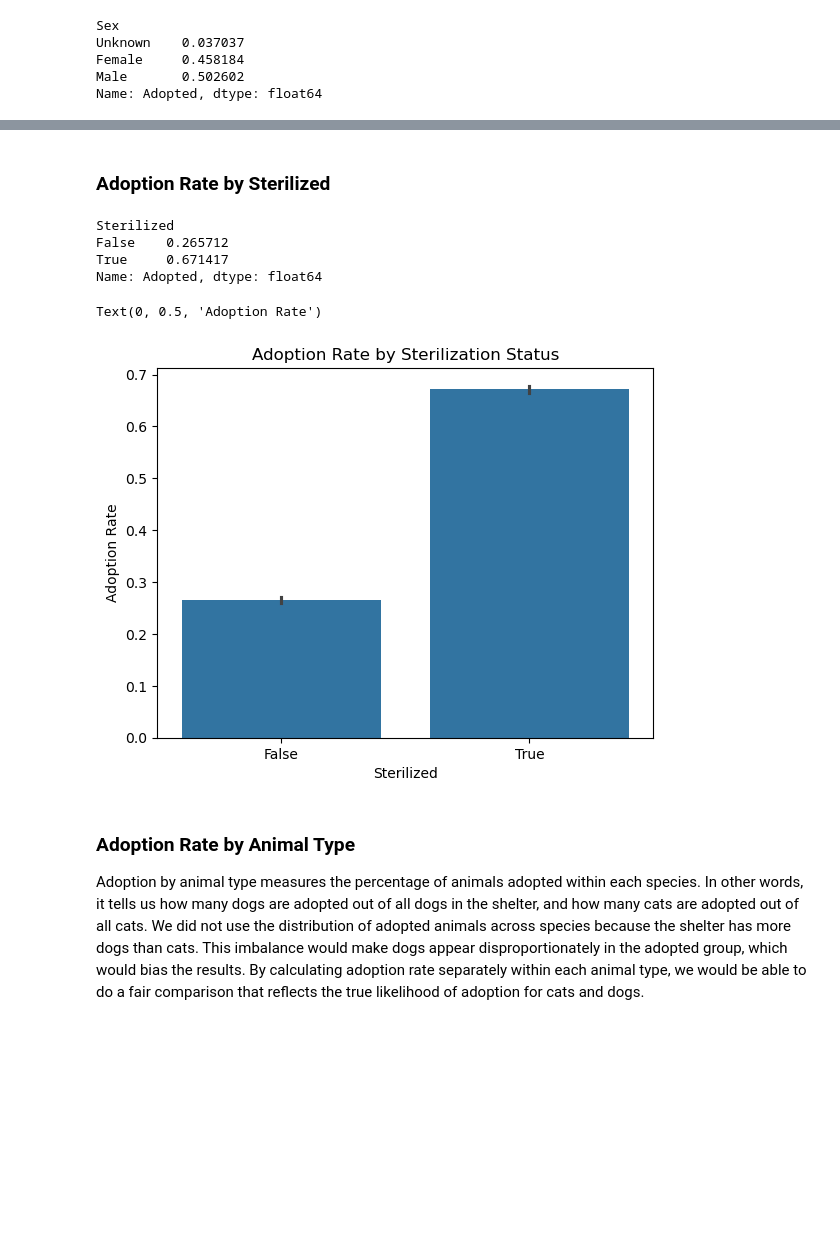
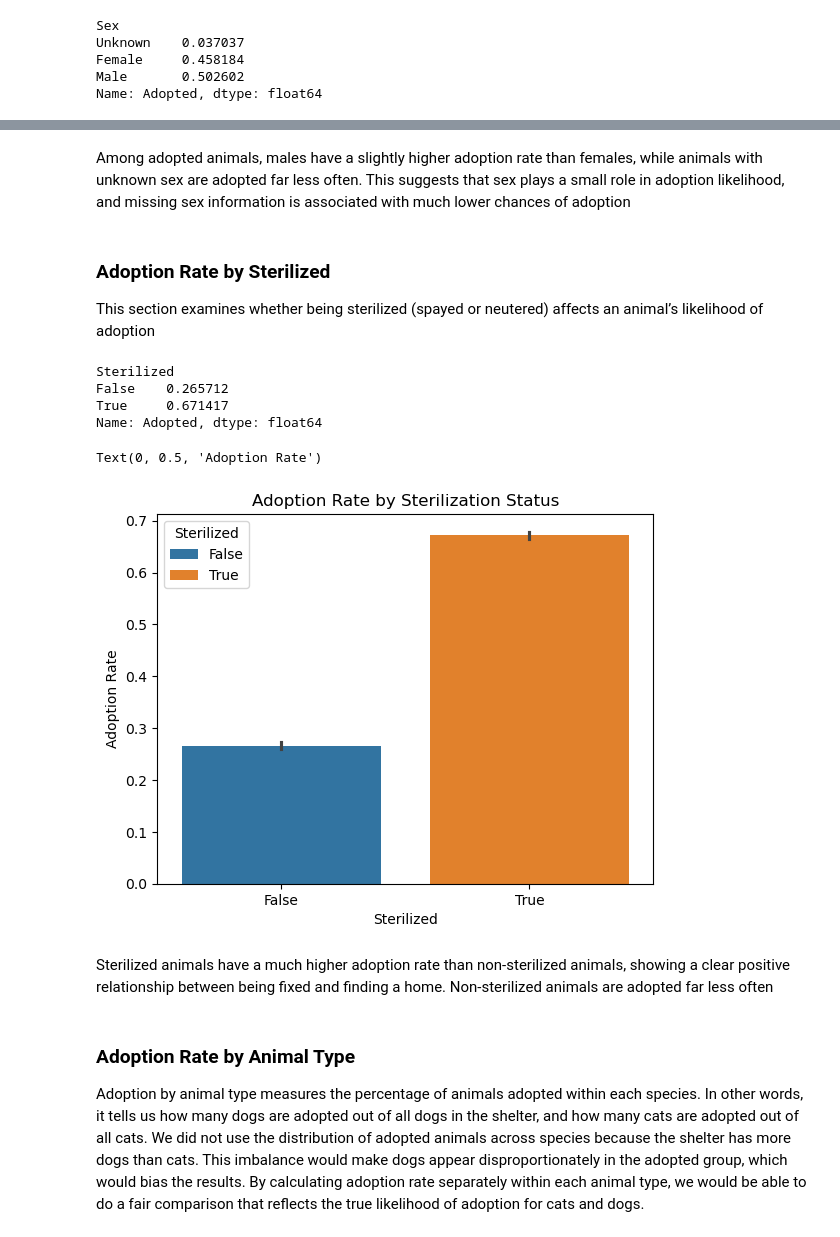
Before and after one commit to mareRong/Long-Beach-Pet-Shelter-Analysis, a Jupyter notebook: 02-EDACheckpoint.ipynb, the cells around one changed output, grey strips where cells are left out. Drawn from its saved outputs; the diff is of its cells as text; code cells hidden in the pictures; blank space fills up the shorter version.

```diff
--- a/02-EDACheckpoint.ipynb
+++ b/02-EDACheckpoint.ipynb
@@ -501,5 +515,8 @@ Text(0, 0.5, 'Adoption Rate')
-# %% [markdown]
-### Adoption Rate by Sterilized
+# %% [markdown]
+Among adopted animals, males have a slightly higher adoption rate than females, while animals with unknown sex are adopted far less often. This suggests that sex plays a small role in adoption likelihood, and missing sex information is associated with much lower chances of adoption
+# %% [markdown]
+### Adoption Rate by Sterilized
+This section examines whether being sterilized (spayed or neutered) affects an animal’s likelihood of adoption
 # %%
 df.groupby('Sterilized')['Adopted'].mean()
 # %% [output]
@@ -508,12 +525,14 @@ False    0.265712
 True     0.671417
 Name: Adopted, dtype: float64
 # %%
-sns.barplot(data=df, x='Sterilized', y='Adopted')
+sns.barplot(data=df, x='Sterilized', y='Adopted', hue = 'Sterilized')
 plt.title("Adoption Rate by Sterilization Status")
 plt.ylabel("Adoption Rate")
 # %% [output]
 Text(0, 0.5, 'Adoption Rate')
-[figure, old version]
+[figure, new version]
+# %% [markdown]
+Sterilized animals have a much higher adoption rate than non-sterilized animals, showing a clear positive relationship between being fixed and finding a home. Non-sterilized animals are adopted far less often
 # %% [markdown]
 ### Adoption Rate by Animal Type
 Adoption by animal type measures the percentage of animals adopted within each species. In other words, it tells us how many dogs are adopted out of all dogs in the shelter, and how many cats are adopted out of all cats. We did not use the distribution of adopted animals across species because the shelter has more dogs than cats. This imbalance would make dogs appear disproportionately in the adopted group, which would bias the results. By calculating adoption rate separately within each animal type, we would be able to do a fair comparison that reflects the true likelihood of adoption for cats and dogs.
```
Also changed, not shown: parts of 20 cells of this notebook.
